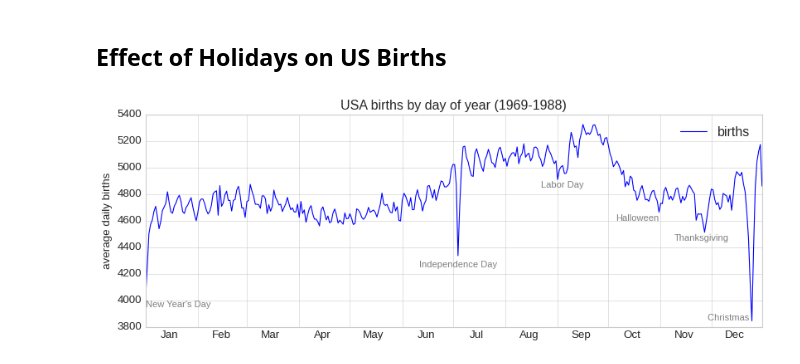
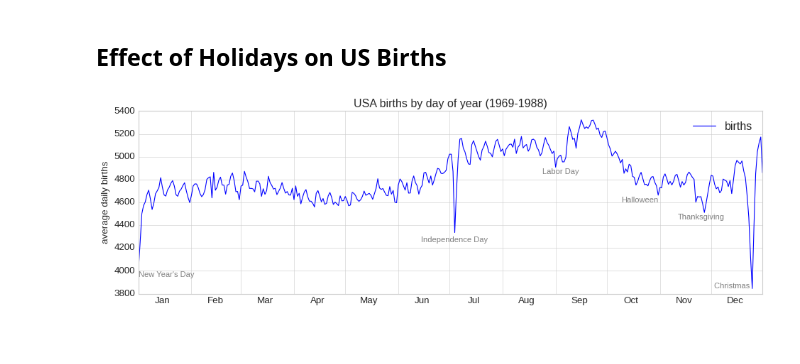
Before and after one commit to romz-pl/Jupyter-Python, a Jupyter notebook: 05-matplotlib-ext/matplotlib.ipynb, the cells around one changed output. Saved outputs shown, nothing was run; the diff lists cells and outputs as text; code cells hidden in the pictures.

Commit message:
Plot with annotations

```diff
--- a/05-matplotlib-ext/matplotlib.ipynb
+++ b/05-matplotlib-ext/matplotlib.ipynb
@@ -201,31 +201,33 @@ plt.savefig('./output/handwritten_digits.png')
 births = pd.read_csv('./input/births.csv')
 quartiles = np.percentile(births['births'], [25, 50, 75])
 mu, sig = quartiles[1], 0.74 * (quartiles[2] - quartiles[0])
 births = births.query('(births > @mu - 5 * @sig) & (births < @mu + 5 * @sig)')
 births['day'] = births['day'].astype(int)
 births.index = pd.to_datetime(10000 * births.year + 100 * births.month + births.day, format='%Y%m%d')
 births_by_date = births.pivot_table('births', [births.index.month, births.index.day])
 births_by_date.index = [datetime.datetime(2012, month, day) for (month, day) in births_by_date.index]
 fig, ax = plt.subplots(figsize=(12, 4))
 births_by_date.plot(ax=ax);
 
 # Add labels to the plot
 style = dict(size=10, color='gray')
 
 ax.text('2012-1-1', 3950, "New Year's Day", **style)
 ax.text('2012-7-4', 4250, "Independence Day", ha='center', **style)
 ax.text('2012-9-4', 4850, "Labor Day", ha='center', **style)
 ax.text('2012-10-31', 4600, "Halloween", ha='right', **style)
 ax.text('2012-11-25', 4450, "Thanksgiving", ha='center', **style)
 ax.text('2012-12-25', 3850, "Christmas ", ha='right', **style)
 
 # Label the axes
 ax.set(title='USA births by day of year (1969-1988)', ylabel='average daily births')
 
 # Format the x-axis with centered month labels
 ax.xaxis.set_major_locator(mpl.dates.MonthLocator())
 ax.xaxis.set_minor_locator(mpl.dates.MonthLocator(bymonthday=15))
 ax.xaxis.set_major_formatter(plt.NullFormatter())
 ax.xaxis.set_minor_formatter(mpl.dates.DateFormatter('%h'));
+plt.tight_layout()
+plt.savefig('./output/holidays.png')
 # %% [output]
-[figure, old version]
+[figure, new version]
```
Also changed, not shown: 1 other file.
